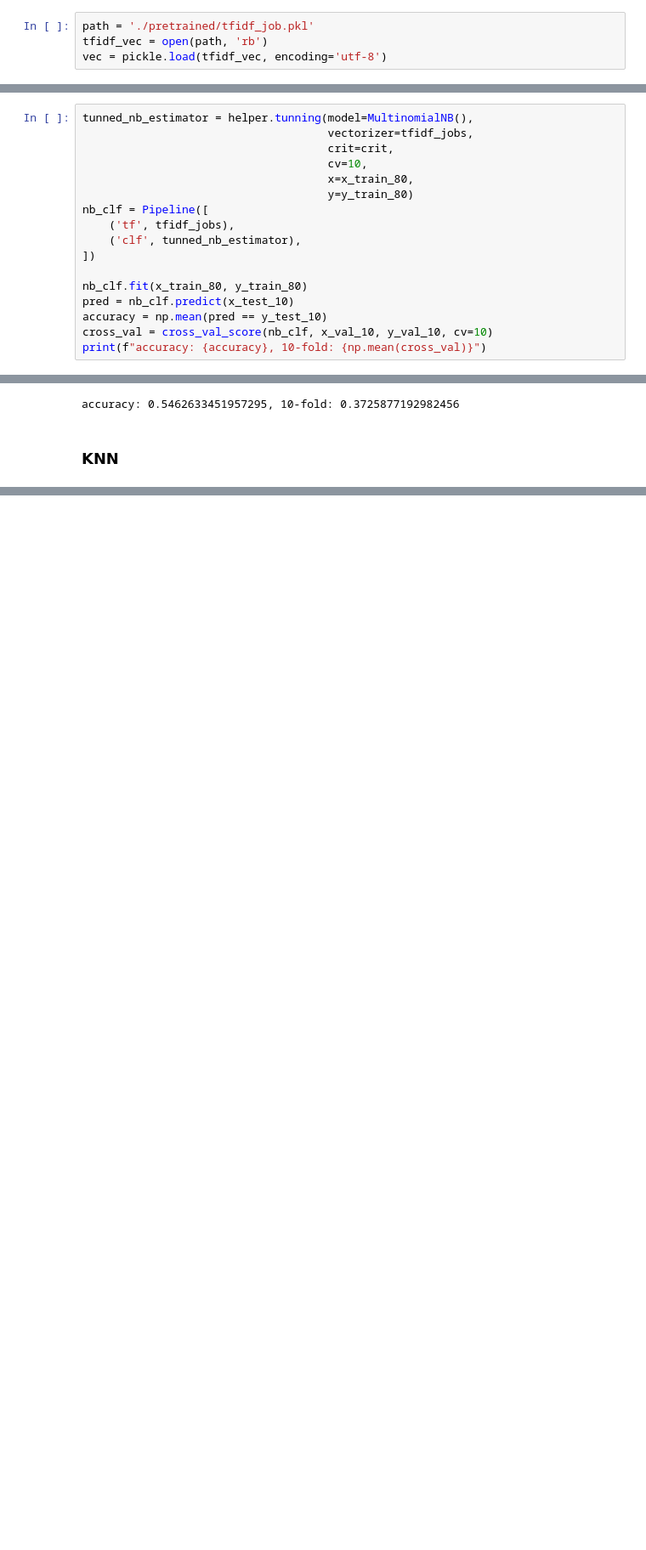
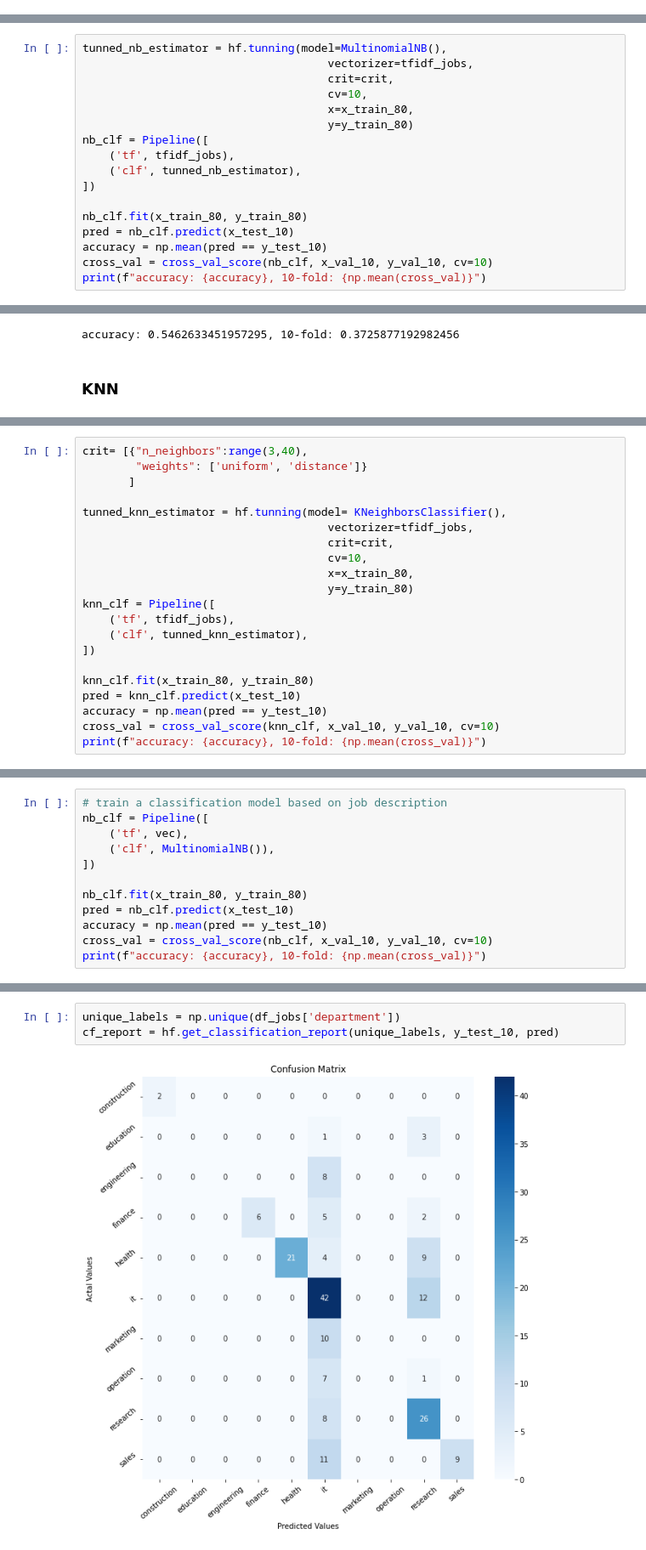
Before and after one commit to Data-Sciecne-Applications/resume-recommendation-system, a Jupyter notebook: models/tfidf_model.ipynb, the cells around one changed output, grey strips where cells are left out. Shown at 85% size. Saved outputs shown, nothing was run; the diff lists cells and outputs as text; blank space fills up the shorter version.

Commit message:
added working flow of content-based, collaborative filtering recommendation system using tfidf, TODO: add two more classification model, and tunning hyper parameters

```diff
--- a/models/tfidf_model.ipynb
+++ b/models/tfidf_model.ipynb
@@ -42,6 +63,2 @@ helper.save_tfidf(path, tfidf_jobs)
-# %%
-path = './pretrained/tfidf_job.pkl'
-tfidf_vec = open(path, 'rb')
-vec = pickle.load(tfidf_vec, encoding='utf-8')
 # %% [markdown]
 ### Fillout job with NaN department
@@ -126,5 +141,5 @@ accuracy: 0.5676959619952494, 10-fold: 0.3921373200442968
 # %%
-tunned_nb_estimator = helper.tunning(model=MultinomialNB(),
+tunned_nb_estimator = hf.tunning(model=MultinomialNB(),
                                      vectorizer=tfidf_jobs,
                                      crit=crit,
                                      cv=10,
@@ -347,0 +255,21 @@ cossim.shape
+# %%
+crit= [{"n_neighbors":range(3,40),
+        "weights": ['uniform', 'distance']}
+       ]
+
+tunned_knn_estimator = hf.tunning(model= KNeighborsClassifier(),
+                                     vectorizer=tfidf_jobs,
+                                     crit=crit,
+                                     cv=10,
+                                     x=x_train_80,
+                                     y=y_train_80)
+knn_clf = Pipeline([
+    ('tf', tfidf_jobs),
+    ('clf', tunned_knn_estimator),
+])
+
+knn_clf.fit(x_train_80, y_train_80)
+pred = knn_clf.predict(x_test_10)
+accuracy = np.mean(pred == y_test_10)
+cross_val = cross_val_score(knn_clf, x_val_10, y_val_10, cv=10)
+print(f"accuracy: {accuracy}, 10-fold: {np.mean(cross_val)}")
@@ -347,0 +280,12 @@ cossim.shape
+# %%
+# train a classification model based on job description
+nb_clf = Pipeline([
+    ('tf', vec),
+    ('clf', MultinomialNB()),
+])
+
+nb_clf.fit(x_train_80, y_train_80)
+pred = nb_clf.predict(x_test_10)
+accuracy = np.mean(pred == y_test_10)
+cross_val = cross_val_score(nb_clf, x_val_10, y_val_10, cv=10)
+print(f"accuracy: {accuracy}, 10-fold: {np.mean(cross_val)}")
@@ -347,0 +301,5 @@ cossim.shape
+# %%
+unique_labels = np.unique(df_jobs['department'])
+cf_report = hf.get_classification_report(unique_labels, y_test_10, pred)
+# %% [output]
+[figure, added]
```
Also changed, not shown: parts of 76 cells of this notebook, 3 other files.
